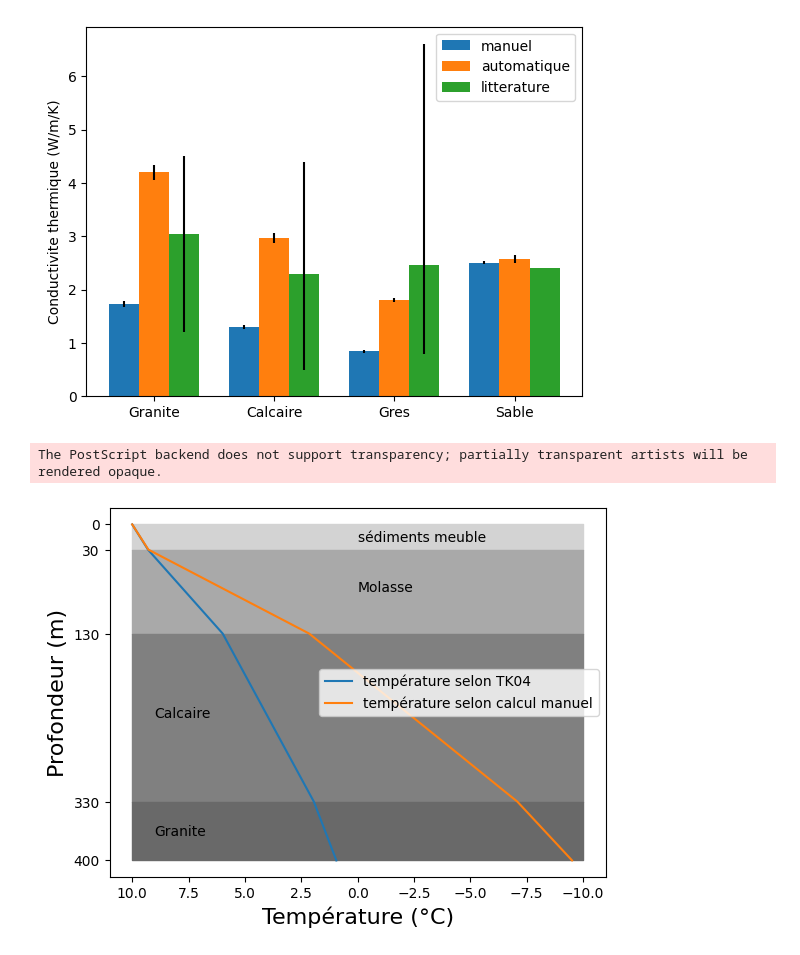
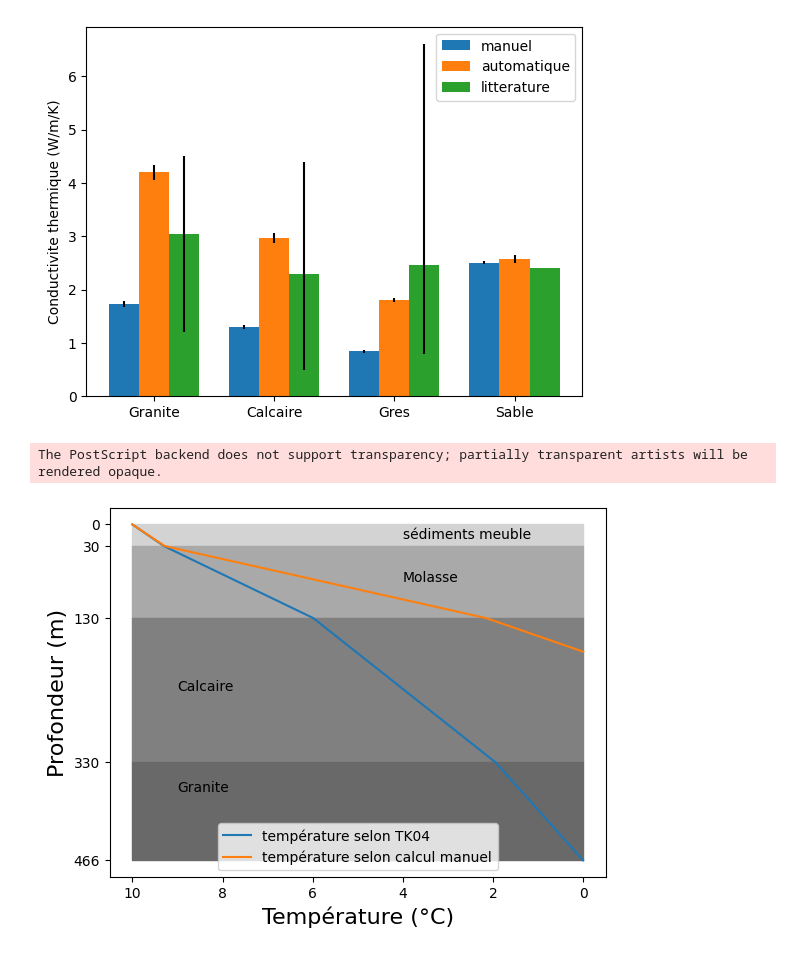
Before and after one commit to onillonn/TP_geologie, a Jupyter notebook: conductivite_T.ipynb, the cells around one changed output. Saved outputs shown, nothing was run; the diff lists cells and outputs as text; code cells hidden in the pictures.

```diff
--- a/conductivite_T.ipynb
+++ b/conductivite_T.ipynb
@@ -29,7 +29,7 @@ ax.set_ylabel("Conductivite thermique (W/m/K)")
 Text(0, 0.5, 'Conductivite thermique (W/m/K)')
 [figure]
 # %%
-depth = [0, 30, 130, 330,400]
+depth = [0, 30, 130, 330, 466]
 # gradient en K/m
 kmeuble, kmolasse, kcalcaire, kgranite = 2.57, 1.81, 2.97, 4.2
 kmeubleman, kmolasseman, kcalcaireman, kgraniteman = 2.507, 0.841, 1.3, 1.73
@@ -42,40 +42,40 @@ T = [10]
 T.append(T[0]+(depth[1]-depth[0])*grad_meuble)
 T.append(T[1]+(depth[2]-depth[1])*grad_molasse)
 T.append(T[2]+(depth[3]-depth[2])*grad_calcaire)
 T.append(T[3]+(depth[4]-depth[3])*grad_granite)
 
 #manuel
+depth_max = 176.5
 Tm = [10]
 Tm.append(Tm[0]+(depth[1]-depth[0])*grad_meubleman)
 Tm.append(Tm[1]+(depth[2]-depth[1])*grad_molasseman)
-Tm.append(Tm[2]+(depth[3]-depth[2])*grad_calcaireman)
-Tm.append(Tm[3]+(depth[4]-depth[3])*grad_graniteman)
+Tm.append(Tm[2]+(depth_max-depth[2])*grad_calcaireman)
 
 fig, ax = plt.subplots()
 ax.plot(T,depth, label = 'température selon TK04')
-ax.plot(Tm,depth, label = 'température selon calcul manuel')
+ax.plot(Tm,[0,30,130,depth_max], label = 'température selon calcul manuel')
 ax.set_yticks(depth)
 ax.legend()
 ax.set_xlabel('Température (°C)',fontsize=16)
 ax.set_ylabel('Profondeur (m)',fontsize=16)
 
 #remplissage, x car horizontal
-ax.fill_betweenx([depth[0], depth[1]], 10, -10, color='lightgray', label='Sédiments meubles')
-ax.fill_betweenx([depth[1], depth[2]], 10, -10, color='darkgray', label='Molasse')
-ax.fill_betweenx([depth[2], depth[3]], 10, -10, color='gray', label='Calcaire')
-ax.fill_betweenx([depth[3], depth[4]], 10, -10, color='dimgray', label='Cristallin')
+ax.fill_betweenx([depth[0], depth[1]], 10, 0, color='lightgray', label='Sédiments meubles')
+ax.fill_betweenx([depth[1], depth[2]], 10, 0, color='darkgray', label='Molasse')
+ax.fill_betweenx([depth[2], depth[3]], 10, 0, color='gray', label='Calcaire')
+ax.fill_betweenx([depth[3], depth[4]], 10, 0, color='dimgray', label='Cristallin')
 
 #texte
-ax.text(0,20,'sédiments meuble')
-ax.text(0,80,'Molasse')
+ax.text(4,20,'sédiments meuble')
+ax.text(4,80,'Molasse')
 ax.text(9,230,'Calcaire')
 ax.text(9,370,'Granite')
 
 #dans le bon sens
 ax.invert_yaxis()
 ax.invert_xaxis()
 
 plt.savefig("C:/Users/Nicolas Onillon/PycharmProjects/TP_geologie/gradient.eps")
 # %% [output]
 The PostScript backend does not support transparency; partially transparent artists will be rendered opaque.
-[figure, old version]
+[figure, new version]
```
Also changed, not shown: 1 other file.
